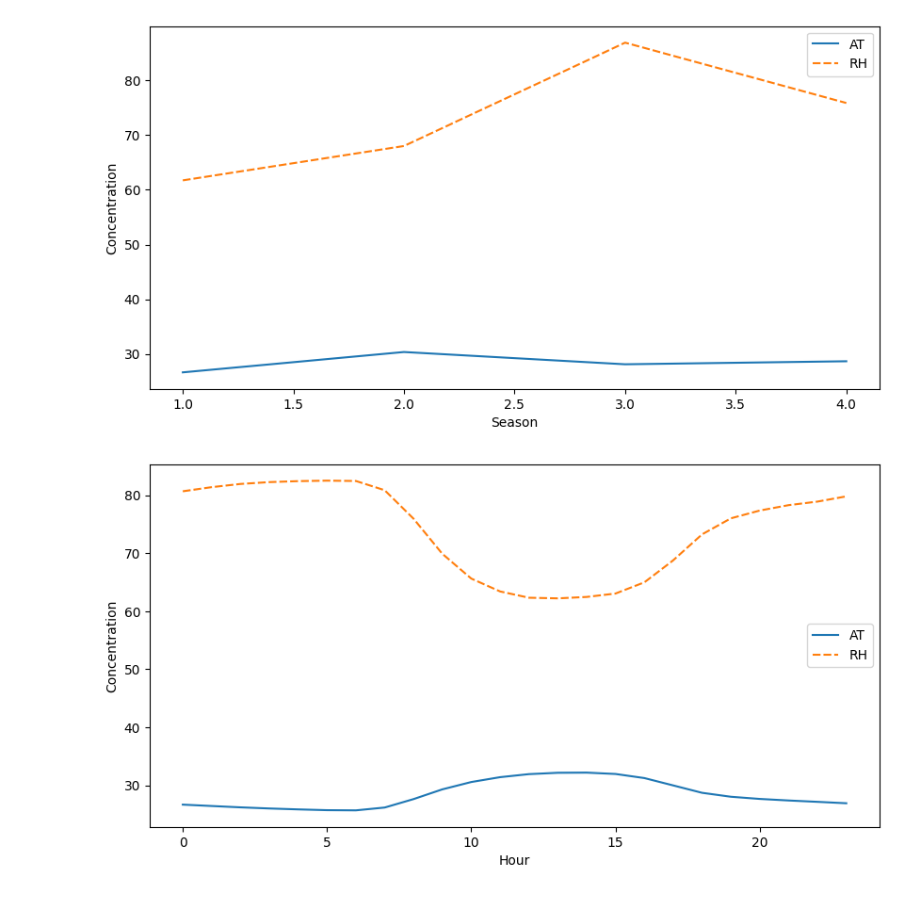
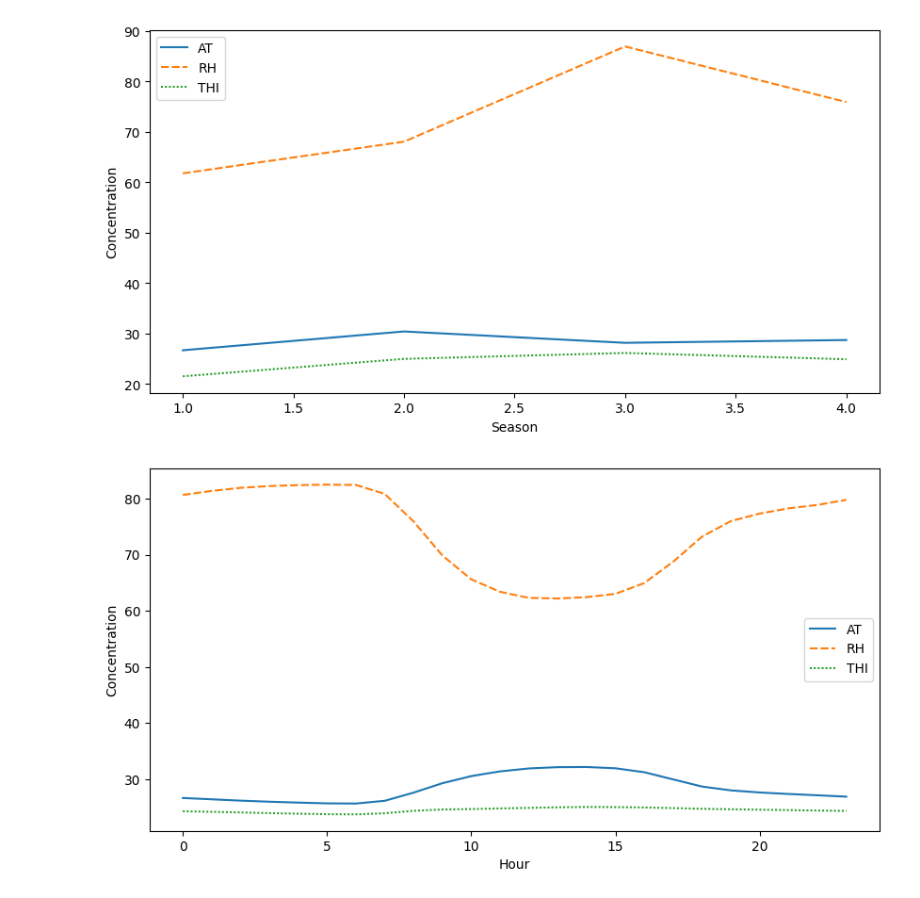
Before and after one commit to 0-shubham-0/Air_Toxicity_Prediction, a Jupyter notebook: notebooks/EDA/bi_lab copy.ipynb, the cells around one changed output. Cells and saved outputs as stored; diff of their text form; code cells hidden in the pictures.

```diff
--- a/notebooks/EDA/bi_lab copy.ipynb
+++ b/notebooks/EDA/bi_lab copy.ipynb
@@ -76,19 +76,19 @@ plt.show()
 # %%
 plt.figure(figsize=(10,5))
-sns.lineplot(data=grouped_season[['AT','RH']])
+sns.lineplot(data=grouped_season[['AT','RH','THI']])
 plt.xlabel('Season')
 plt.ylabel('Concentration')
 plt.show()
 # %% [output]
-[figure, old version]
+[figure, new version]
 # %%
 plt.figure(figsize=(10,5))
-sns.lineplot(data=grouped_hour[['AT','RH']])
+sns.lineplot(data=grouped_hour[['AT','RH','THI']])
 plt.xlabel('Hour')
 plt.ylabel('Concentration')
 plt.show()
 # %% [output]
-[figure, old version]
+[figure, new version]
 # %%
 # Select a single pollutant
 pollutant = 'AT'
```
Also changed, not shown: parts of 15 cells of this notebook, 6 other files.
